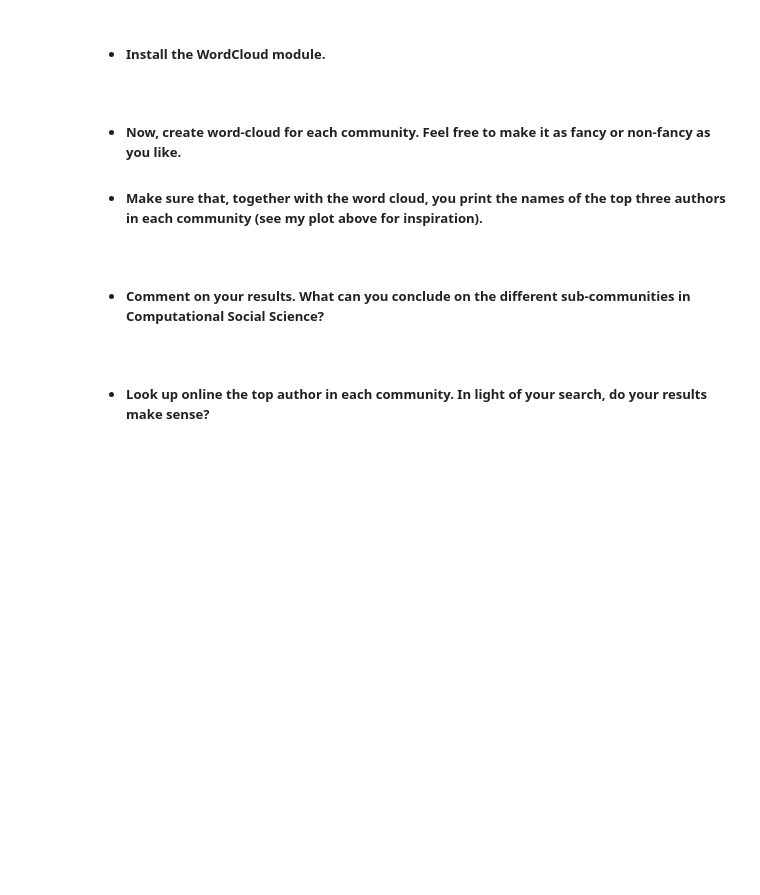
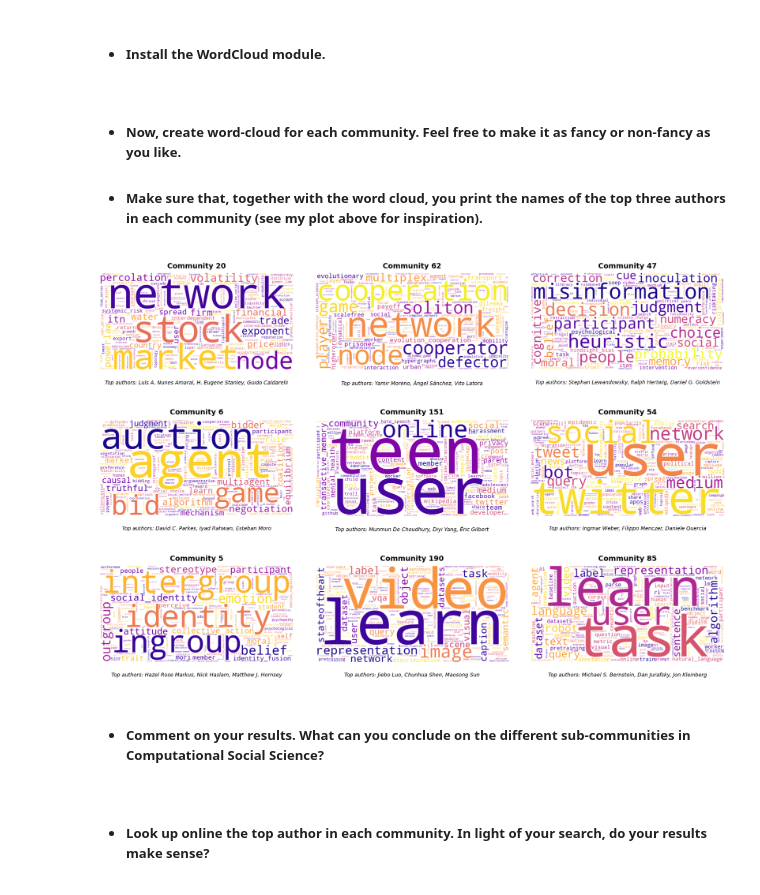
Before and after one commit to KeremOzemre/Computational-Social-Science, a Jupyter notebook: Assignment2.ipynb, the cells around one changed output. Drawn from its saved outputs; the diff is of its cells as text; code cells hidden in the pictures; blank space fills up the shorter version.

Commit message:
final_word_cloud

```diff
--- a/Assignment2.ipynb
+++ b/Assignment2.ipynb
@@ -515,0 +646,8 @@ idf_dict_all = {
+# %%
+TF_top_9 = TF_calculate(top_9_id_list)
+# %%
+for id in top_9_id_list:
+    top_terms = dict(
+        sorted(TF_top_9[id].items(), key=lambda item: item[1], reverse=True)[:10]
+    )
+    print(f"TF, top 10 terms for Community {id} {top_terms}")
@@ -515,0 +664,33 @@ idf_dict_all = {
+# %%
+TFIDF = {
+    cid: dict(sorted(
+        {term: tf * idf_dict_all.get(term, 0)
+         for term, tf in TF_top_9[cid].items()}.items(),
+        key=lambda x: x[1], reverse=True
+    ))
+    for cid in top_9_id_list
+}
+# %%
+top_9_id_dict = {}
+for id in top_9_id_list:
+    G = G_social_compute
+    top_terms = dict(
+        sorted(TFIDF[id].items(), key=lambda item: item[1], reverse=True)[:10]
+    )
+    authors_in_community = [
+        node for node in G.nodes if G.nodes[node]["community"] == id
+    ]
+    authors_sorted_by_degree = sorted(
+    authors_in_community,
+    key=lambda node: G.nodes[node]["degree"],
+    reverse=True
+    )
+    top3_authors = authors_sorted_by_degree[:3]
+    top3_author_names = [G.nodes[node]["display_name"] for node in top3_authors]
+
+    top_9_id_dict[id] = {
+        "term": top_terms,
+        "authors": top3_author_names
+    }
+
+    print(f"TF-IDF, top 10 terms for Community {id} {top_terms} \n Top 3 authors {top3_author_names} \n")
@@ -548,7 +747,7 @@ for i,id in enumerate(top_9_id_list):
         colormap='plasma',
         contour_width=1,
         contour_color='black',
-        max_words=500
+        max_words=200
     ).generate_from_frequencies(terms_dict)
 
     # Plot
@@ -556,33 +755,35 @@ for i,id in enumerate(top_9_id_list):
     ax.axis('off')
 
     # Format authors nicely
     authors_str = ", ".join(authors[:3])
 
     # Stylish title
     ax.set_title(
         f"Community {id}",
         fontsize=14,
         fontweight='bold',
         pad=10
     )
 
     # Subtitle (authors)
     ax.text(
         0.5, -0.1,
         f"Top authors: {authors_str}",
         ha='center',
         va='top',
         transform=ax.transAxes,
         fontsize=10,
         style='italic'
     )
 
 # Remove empty subplots if <9 communities
 for j in range(i + 1, len(axes)):
     axes[j].axis('off')
 
 plt.tight_layout()
 plt.show()
+# %% [output]
+[figure, added]
 # %% [markdown]
 - ##### __Comment on your results. What can you conclude on the different sub-communities in Computational Social Science?__
 # %% [markdown]
```
Also changed, not shown: parts of 25 cells of this notebook.
